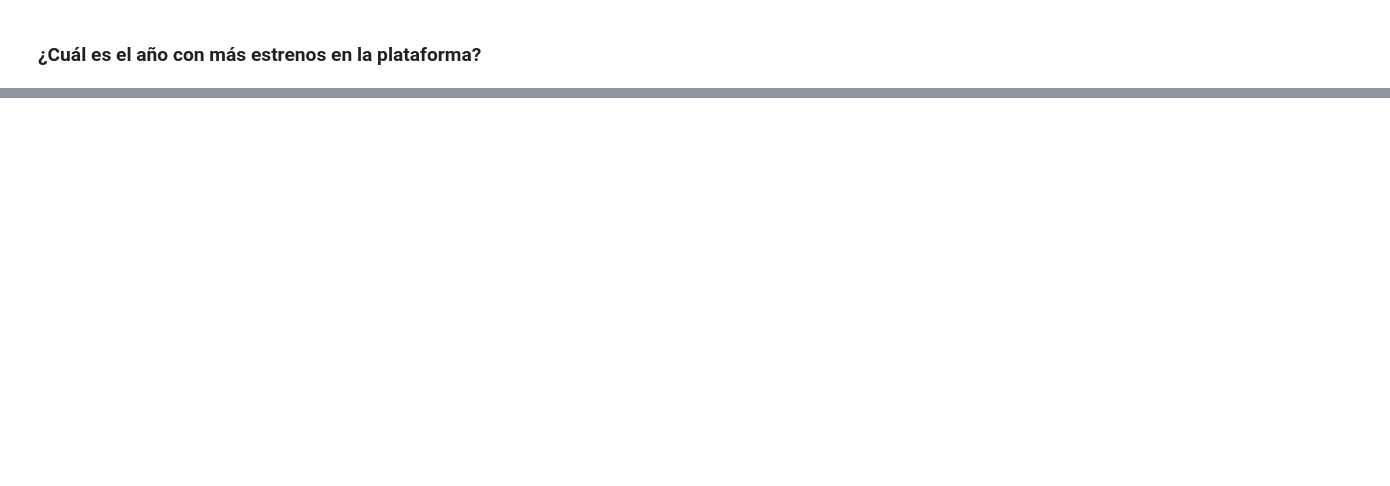
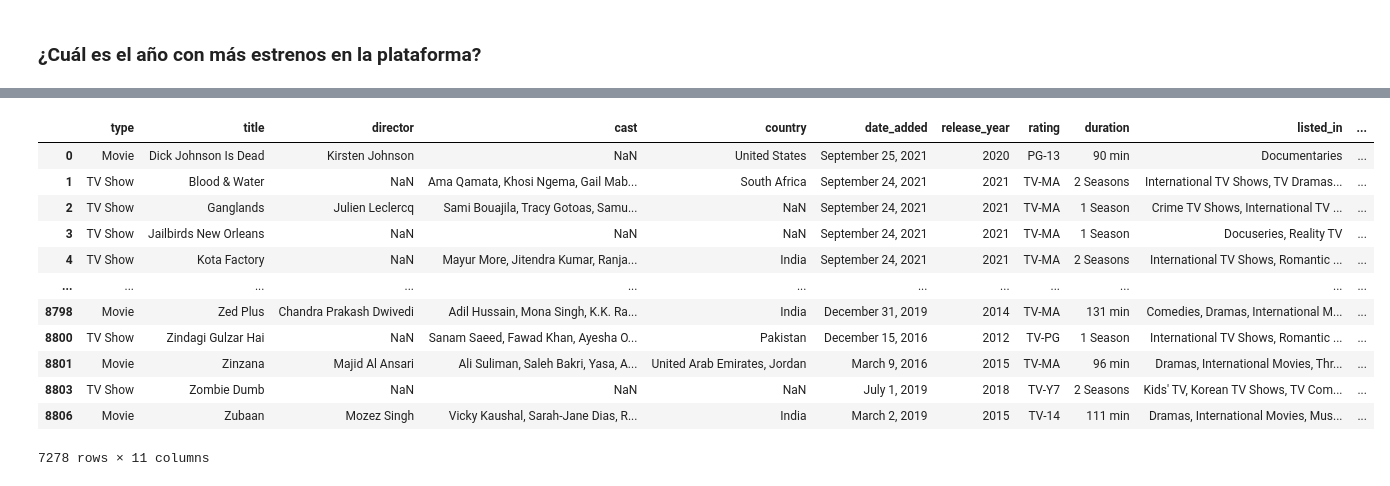
Before and after one commit to arleyCastaneda22/EDA-An-lisis-exploratorio-de-datos-, a Jupyter notebook: DatasetsNeflix.ipynb, the cells around one changed output, grey strips where cells are left out. Cells and saved outputs as stored; diff of their text form; code cells hidden in the pictures; blank space fills up the shorter version.

```diff
--- a/DatasetsNeflix.ipynb
+++ b/DatasetsNeflix.ipynb
@@ -108,3 +112,0 @@ df_netflix_filtrados.head()
-# %%
-df_netflix_filtrados=df_netflix_filtrados.fillna("N/A")
-df_netflix_filtrados.head()
@@ -153,0 +141,18 @@ dtype: int64
+# %%
+df_netflix_sin_duplicados=df_netflix_filtrados.drop_duplicates(subset="title")
+
+df_netflix_sin_duplicados
+# %% [output]
+|  | type | title | director | cast | country | date_added | release_year | rating | duration | listed_in | ... |
+| 0 | Movie | Dick Johnson Is Dead | Kirsten Johnson | NaN | United States | September 25, 2021 | 2020 | PG-13 | 90 min | Documentaries | ... |
+| 1 | TV Show | Blood & Water | NaN | Ama Qamata, Khosi Ngema, Gail Mab... | South Africa | September 24, 2021 | 2021 | TV-MA | 2 Seasons | International TV Shows, TV Dramas... | ... |
+| 2 | TV Show | Ganglands | Julien Leclercq | Sami Bouajila, Tracy Gotoas, Samu... | NaN | September 24, 2021 | 2021 | TV-MA | 1 Season | Crime TV Shows, International TV ... | ... |
+| 3 | TV Show | Jailbirds New Orleans | NaN | NaN | NaN | September 24, 2021 | 2021 | TV-MA | 1 Season | Docuseries, Reality TV | ... |
+| 4 | TV Show | Kota Factory | NaN | Mayur More, Jitendra Kumar, Ranja... | India | September 24, 2021 | 2021 | TV-MA | 2 Seasons | International TV Shows, Romantic ... | ... |
+| ... | ... | ... | ... | ... | ... | ... | ... | ... | ... | ... | ... |
+| 8798 | Movie | Zed Plus | Chandra Prakash Dwivedi | Adil Hussain, Mona Singh, K.K. Ra... | India | December 31, 2019 | 2014 | TV-MA | 131 min | Comedies, Dramas, International M... | ... |
+| 8800 | TV Show | Zindagi Gulzar Hai | NaN | Sanam Saeed, Fawad Khan, Ayesha O... | Pakistan | December 15, 2016 | 2012 | TV-PG | 1 Season | International TV Shows, Romantic ... | ... |
+| 8801 | Movie | Zinzana | Majid Al Ansari | Ali Suliman, Saleh Bakri, Yasa, A... | United Arab Emirates, Jordan | March 9, 2016 | 2015 | TV-MA | 96 min | Dramas, International Movies, Thr... | ... |
+| 8803 | TV Show | Zombie Dumb | NaN | NaN | NaN | July 1, 2019 | 2018 | TV-Y7 | 2 Seasons | Kids' TV, Korean TV Shows, TV Com... | ... |
+| 8806 | Movie | Zubaan | Mozez Singh | Vicky Kaushal, Sarah-Jane Dias, R... | India | March 2, 2019 | 2015 | TV-14 | 111 min | Dramas, International Movies, Mus... | ... |
+7278 rows × 11 columns
```
Also changed, not shown: parts of 23 cells of this notebook.
